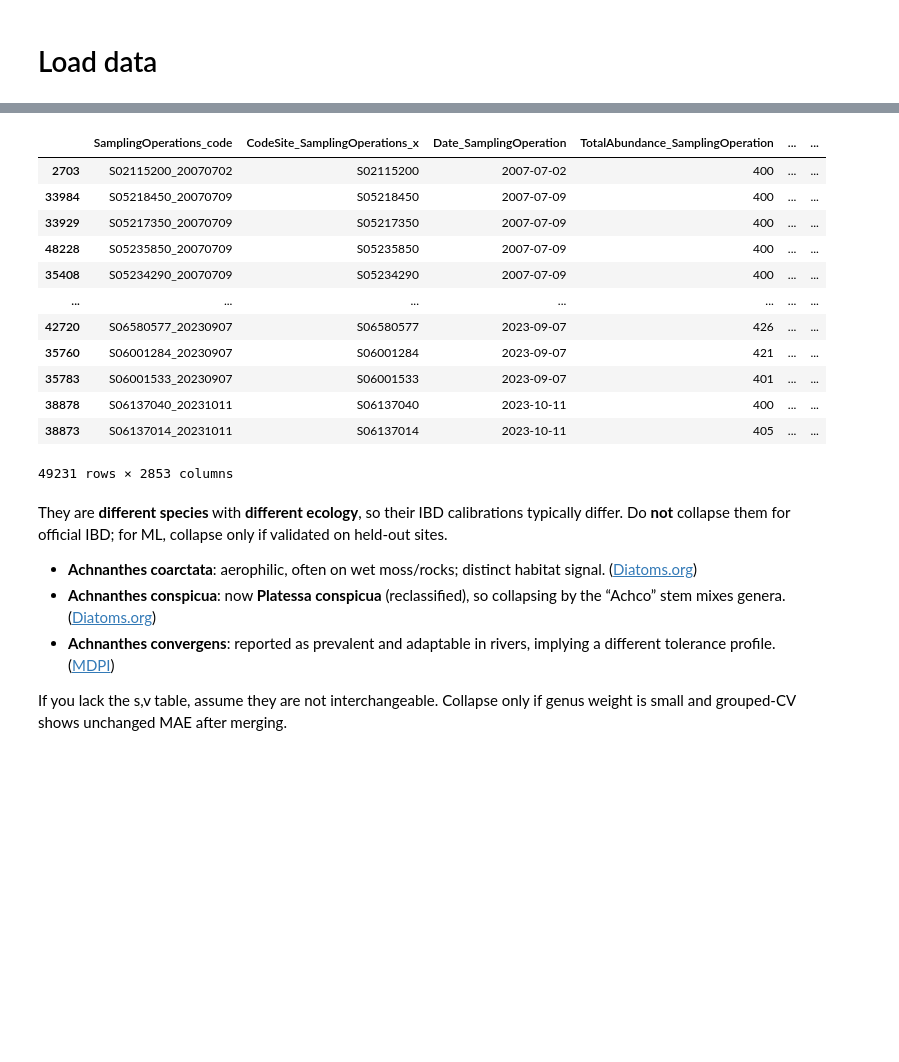
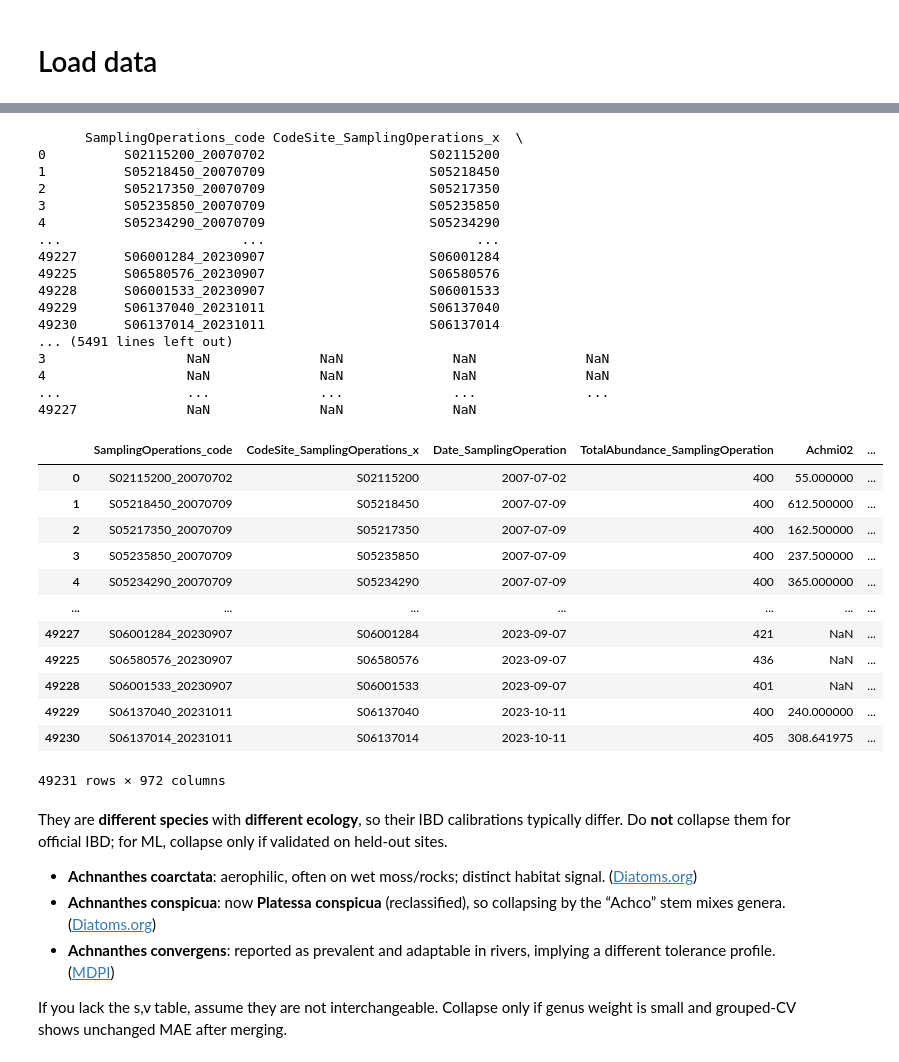
Before and after one commit to heritaco/Empilement-Tobit-CatBoost-et-interpolation-laplacienne-spatio-temporelle-pour-l-IBD-EQR, a Jupyter notebook: notebooks/14 XGBoost/XGB Trucated.ipynb, the cells around one changed output, grey strips where cells are left out. Drawn from its saved outputs; the diff is of its cells as text; code cells hidden in the pictures; blank space fills up the shorter version.

```diff
--- a/notebooks/14 XGBoost/XGB Trucated.ipynb
+++ b/notebooks/14 XGBoost/XGB Trucated.ipynb
@@ -46,17 +28,49 @@ df
+# %%
+df = pd.read_parquet("data/processed/taxones_pressure_epm_interpolated_customalpha_mnone_k32_kernelgauss_epsnone_complete.parquet")
+
+
+# change unassessed values to NaN
+df = df.replace("Unassessed", np.nan)
+df = df.replace("None", np.nan)
+
+# sort by Date_SamplingOperation
+df = df.sort_values(by='Date_SamplingOperation')
 # %%
-pd.set_option('display.max_columns', 8)
+pd.set_option('display.max_columns', None)
 df
 # %% [output]
-|  | SamplingOperations_code | CodeSite_SamplingOperations_x | Date_SamplingOperation | TotalAbundance_SamplingOperation | ... | ... |
-| 2703 | S02115200_20070702 | S02115200 | 2007-07-02 | 400 | ... | ... |
-| 33984 | S05218450_20070709 | S05218450 | 2007-07-09 | 400 | ... | ... |
-| 33929 | S05217350_20070709 | S05217350 | 2007-07-09 | 400 | ... | ... |
-| 48228 | S05235850_20070709 | S05235850 | 2007-07-09 | 400 | ... | ... |
-| 35408 | S05234290_20070709 | S05234290 | 2007-07-09 | 400 | ... | ... |
-| ... | ... | ... | ... | ... | ... | ... |
-| 42720 | S06580577_20230907 | S06580577 | 2023-09-07 | 426 | ... | ... |
-| 35760 | S06001284_20230907 | S06001284 | 2023-09-07 | 421 | ... | ... |
-| 35783 | S06001533_20230907 | S06001533 | 2023-09-07 | 401 | ... | ... |
-| 38878 | S06137040_20231011 | S06137040 | 2023-10-11 | 400 | ... | ... |
-| 38873 | S06137014_20231011 | S06137014 | 2023-10-11 | 405 | ... | ... |
-49231 rows × 2853 columns
+      SamplingOperations_code CodeSite_SamplingOperations_x  \
+0          S02115200_20070702                     S02115200
+1          S05218450_20070709                     S05218450
+2          S05217350_20070709                     S05217350
+3          S05235850_20070709                     S05235850
+4          S05234290_20070709                     S05234290
+...                       ...                           ...
+49227      S06001284_20230907                     S06001284
+49225      S06580576_20230907                     S06580576
+49228      S06001533_20230907                     S06001533
+49229      S06137040_20231011                     S06137040
+49230      S06137014_20231011                     S06137014
+... (5491 lines left out)
+3                  NaN              NaN              NaN              NaN
+4                  NaN              NaN              NaN              NaN
+...                ...              ...              ...              ...
+49227              NaN              NaN              NaN
+# %%
+# drop if there are more than 30% NaN values in a column
+df = df.dropna(thresh=int(0.7 * len(df)), axis=1)
+df
+# %% [output]
+|  | SamplingOperations_code | CodeSite_SamplingOperations_x | Date_SamplingOperation | TotalAbundance_SamplingOperation | Achmi02 | ... |
+| 0 | S02115200_20070702 | S02115200 | 2007-07-02 | 400 | 55.000000 | ... |
+| 1 | S05218450_20070709 | S05218450 | 2007-07-09 | 400 | 612.500000 | ... |
+| 2 | S05217350_20070709 | S05217350 | 2007-07-09 | 400 | 162.500000 | ... |
+| 3 | S05235850_20070709 | S05235850 | 2007-07-09 | 400 | 237.500000 | ... |
+| 4 | S05234290_20070709 | S05234290 | 2007-07-09 | 400 | 365.000000 | ... |
+| ... | ... | ... | ... | ... | ... | ... |
+| 49227 | S06001284_20230907 | S06001284 | 2023-09-07 | 421 | NaN | ... |
+| 49225 | S06580576_20230907 | S06580576 | 2023-09-07 | 436 | NaN | ... |
+| 49228 | S06001533_20230907 | S06001533 | 2023-09-07 | 401 | NaN | ... |
+| 49229 | S06137040_20231011 | S06137040 | 2023-10-11 | 400 | 240.000000 | ... |
+| 49230 | S06137014_20231011 | S06137014 | 2023-10-11 | 405 | 308.641975 | ... |
+49231 rows × 972 columns
```
Also changed, not shown: parts of 10 cells of this notebook, 4 other files.
